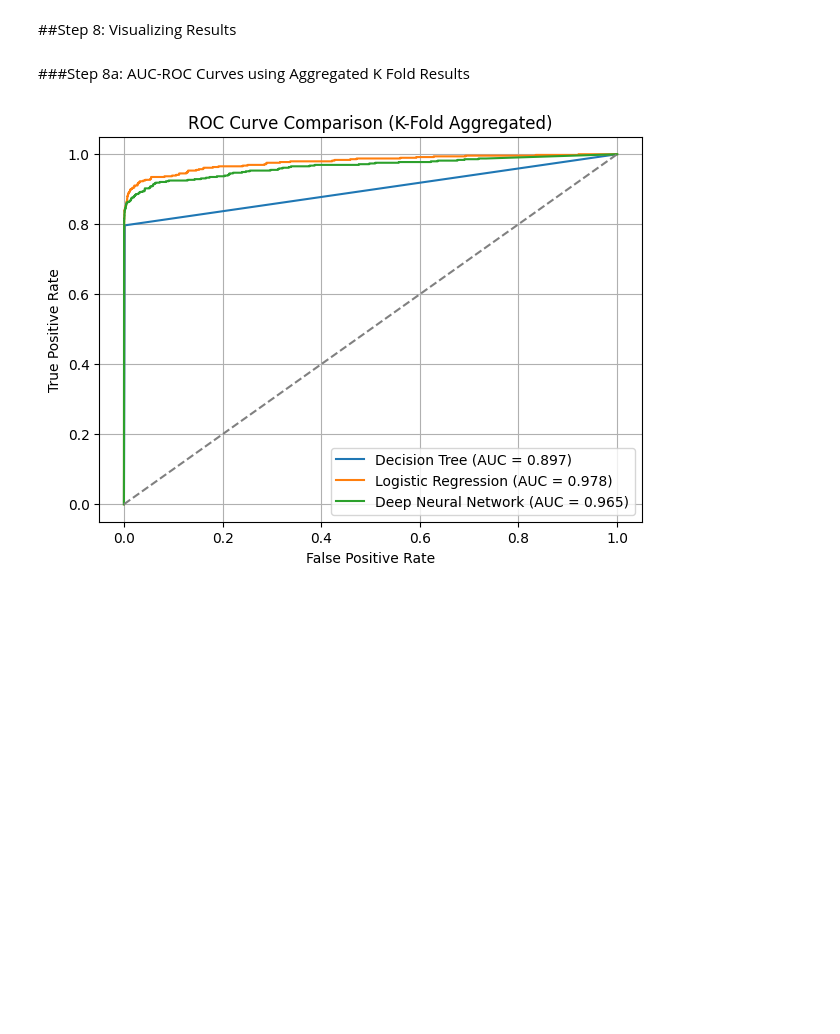
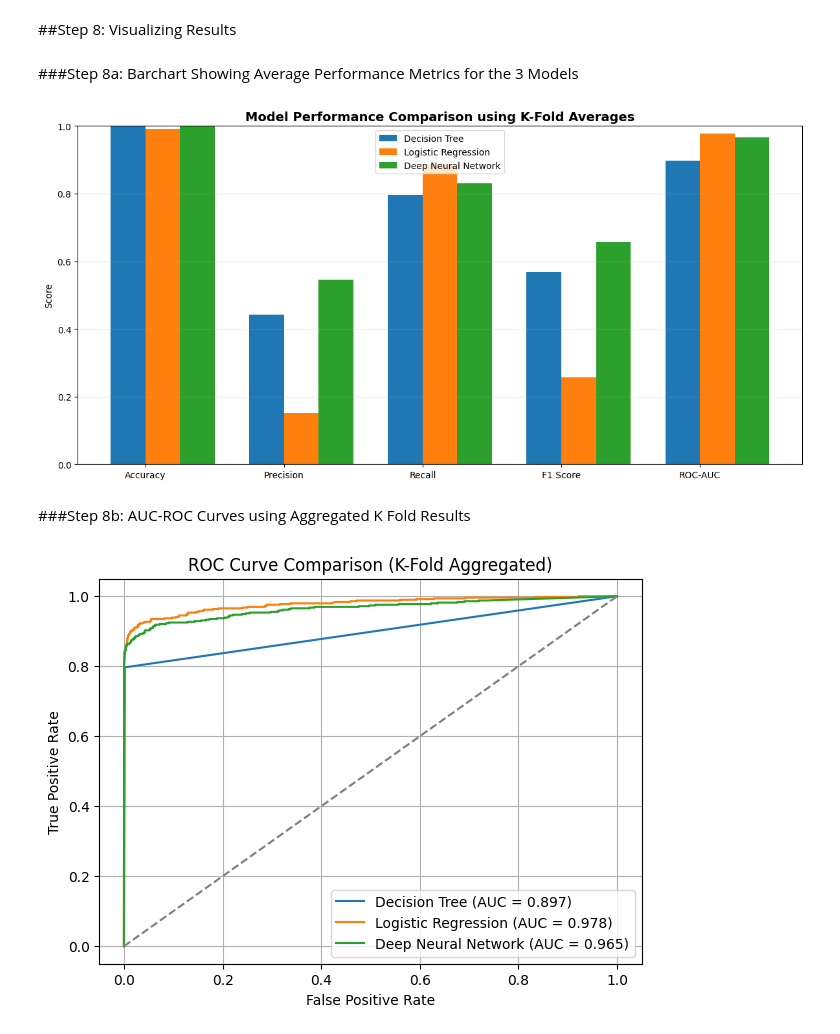
Before and after one commit to COMP3608-Group-12/Project, a Jupyter notebook: Group_12_Dataset_1.ipynb, the cells around one changed output. Drawn from its saved outputs; the diff is of its cells as text; code cells hidden in the pictures; blank space fills up the shorter version.

Commit message:
Plotted bar chart showing average performance metric (accuracy, precision, recall, f1, auc-roc score) for each model

```diff
--- a/Group_12_Dataset_1.ipynb
+++ b/Group_12_Dataset_1.ipynb
@@ -452,8 +452,45 @@ Confusion Matrix:
 4    ROC-AUC         0.9784   0.0119
 # %% [markdown]
 ##Step 8: Visualizing Results
+# %% [markdown]
+###Step 8a: Barchart Showing Average Performance Metrics for the 3 Models
+# %%
+import matplotlib.pyplot as plt
+import numpy as np
+
+#Creating a summary of the average results of all three algorithms
+results_summary = {
+    "Decision Tree": final_df.set_index("Metric")["Average Value"],
+    "Logistic Regression": final_results_lr.set_index("Metric")["Average Value"],
+    "Deep Neural Network": final_df_dnn_dataset1.set_index("Metric")["Average Value"]
+}
+
+metrics = ['Accuracy', 'Precision', 'Recall', 'F1 Score', 'ROC-AUC']
+models = list(results_summary.keys())
+
+#Barchart
+x = np.arange(len(metrics))
+width = 0.25
+
+plt.figure(figsize=(12,6))
+
+for i, model in enumerate(models):
+    values = [results_summary[model][m] for m in metrics]
+    plt.bar(x + i*width, values, width=width, label=model)
+
+plt.xticks(x + width/2, metrics)
+plt.ylabel("Score")
+plt.title("Model Performance Comparison using K-Fold Averages", fontsize=14, fontweight='bold')
+plt.ylim(0,1)
+plt.legend()
+plt.grid(axis='y', alpha=0.3)
+
+plt.tight_layout()
+plt.show()
+# %% [output]
+[figure, added]
 # %% [markdown]
-###Step 8a: AUC-ROC Curves using Aggregated K Fold Results
+###Step 8b: AUC-ROC Curves using Aggregated K Fold Results
 # %%
 #AUC-ROC Curves for 3 algorithms
 from sklearn.metrics import roc_curve, auc
```
